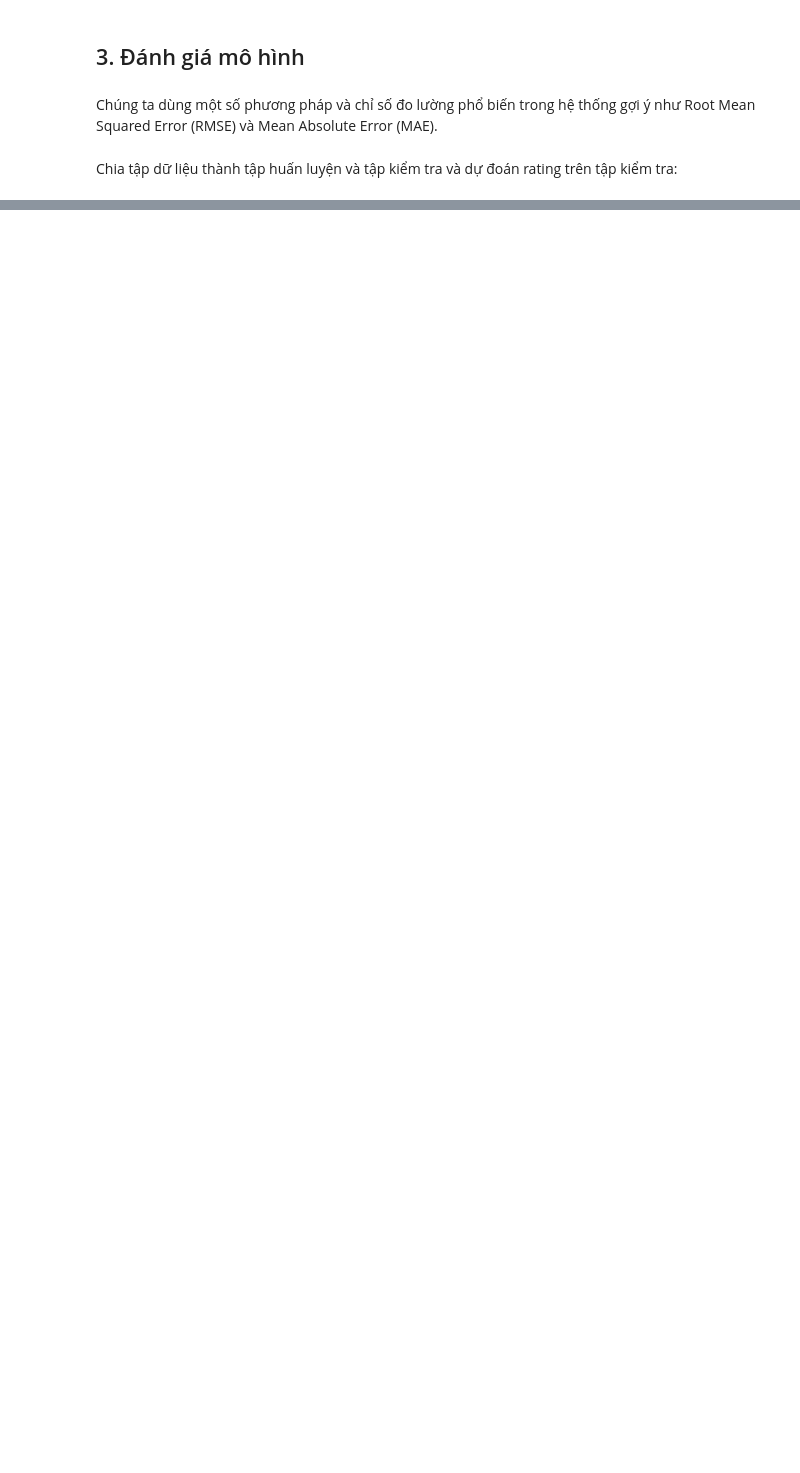
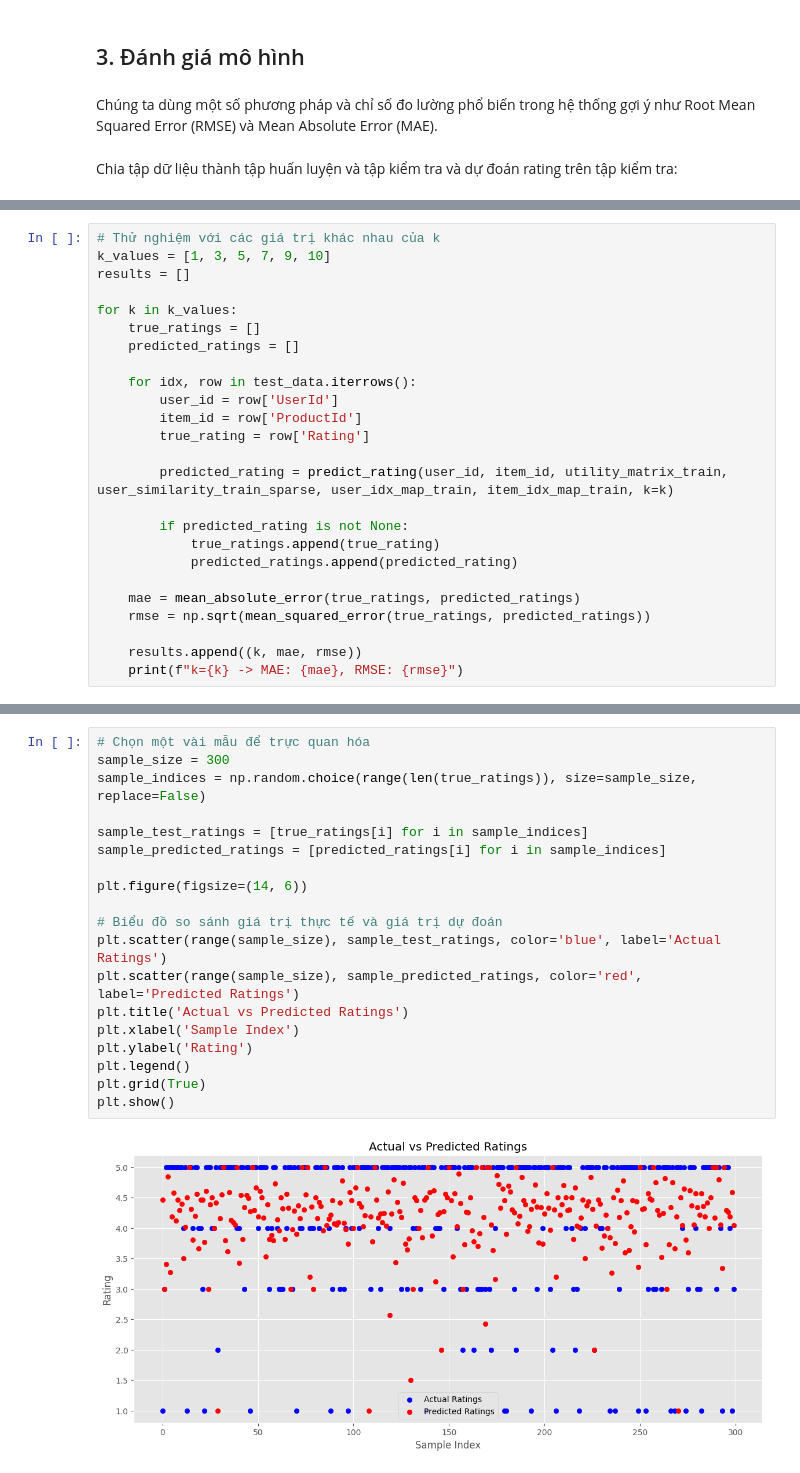
Before and after one commit to npm11/Recommendation-System-Project, a Jupyter notebook: src/RS_Project_Notebook.ipynb, the cells around one changed output, grey strips where cells are left out. Cells and saved outputs as stored; diff of their text form; blank space fills up the shorter version.

```diff
--- a/src/RS_Project_Notebook.ipynb
+++ b/src/RS_Project_Notebook.ipynb
@@ -394,0 +270,25 @@ plt.show()
+# %%
+# Thử nghiệm với các giá trị khác nhau của k
+k_values = [1, 3, 5, 7, 9, 10]
+results = []
+
+for k in k_values:
+    true_ratings = []
+    predicted_ratings = []
+
+    for idx, row in test_data.iterrows():
+        user_id = row['UserId']
+        item_id = row['ProductId']
+        true_rating = row['Rating']
+
+        predicted_rating = predict_rating(user_id, item_id, utility_matrix_train, user_similarity_train_sparse, user_idx_map_train, item_idx_map_train, k=k)
+
+        if predicted_rating is not None:
+            true_ratings.append(true_rating)
+            predicted_ratings.append(predicted_rating)
+
+    mae = mean_absolute_error(true_ratings, predicted_ratings)
+    rmse = np.sqrt(mean_squared_error(true_ratings, predicted_ratings))
+
+    results.append((k, mae, rmse))
+    print(f"k={k} -> MAE: {mae}, RMSE: {rmse}")
@@ -394,0 +390,21 @@ plt.show()
+# %%
+# Chọn một vài mẫu để trực quan hóa
+sample_size = 300
+sample_indices = np.random.choice(range(len(true_ratings)), size=sample_size, replace=False)
+
+sample_test_ratings = [true_ratings[i] for i in sample_indices]
+sample_predicted_ratings = [predicted_ratings[i] for i in sample_indices]
+
+plt.figure(figsize=(14, 6))
+
+# Biểu đồ so sánh giá trị thực tế và giá trị dự đoán
+plt.scatter(range(sample_size), sample_test_ratings, color='blue', label='Actual Ratings')
+plt.scatter(range(sample_size), sample_predicted_ratings, color='red', label='Predicted Ratings')
+plt.title('Actual vs Predicted Ratings')
+plt.xlabel('Sample Index')
+plt.ylabel('Rating')
+plt.legend()
+plt.grid(True)
+plt.show()
+# %% [output]
+[figure, added]
```
Also changed, not shown: parts of 26 cells of this notebook.
